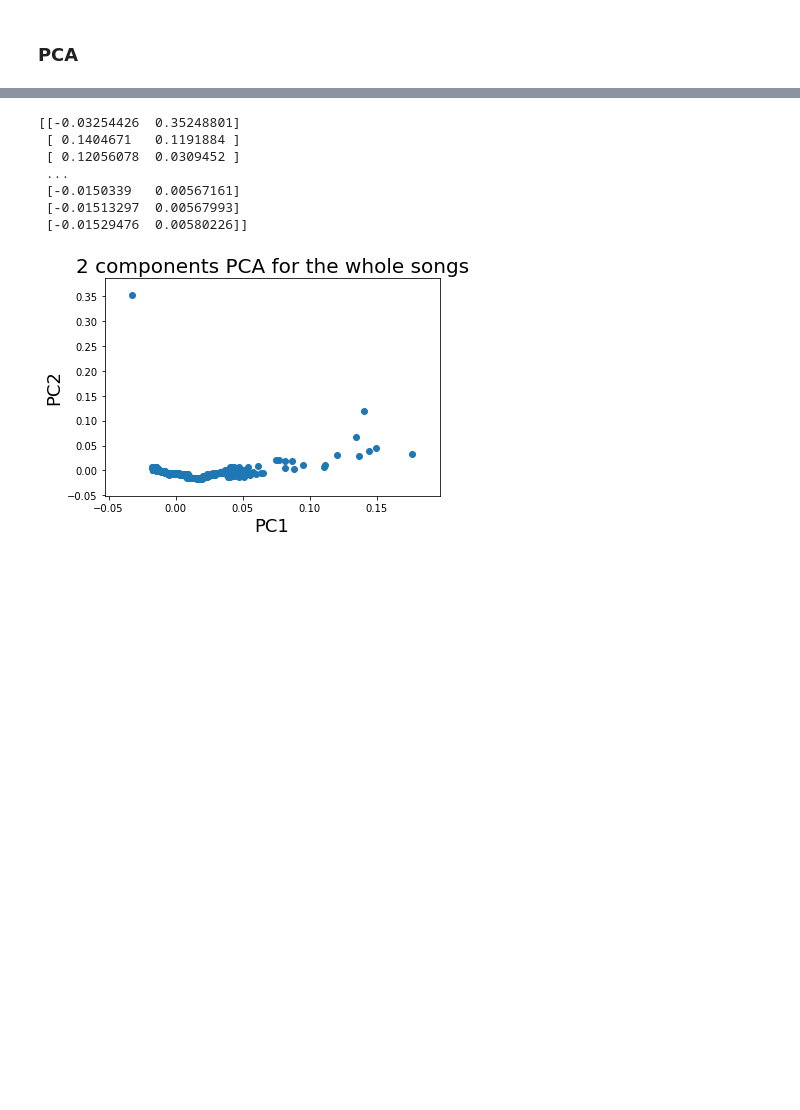
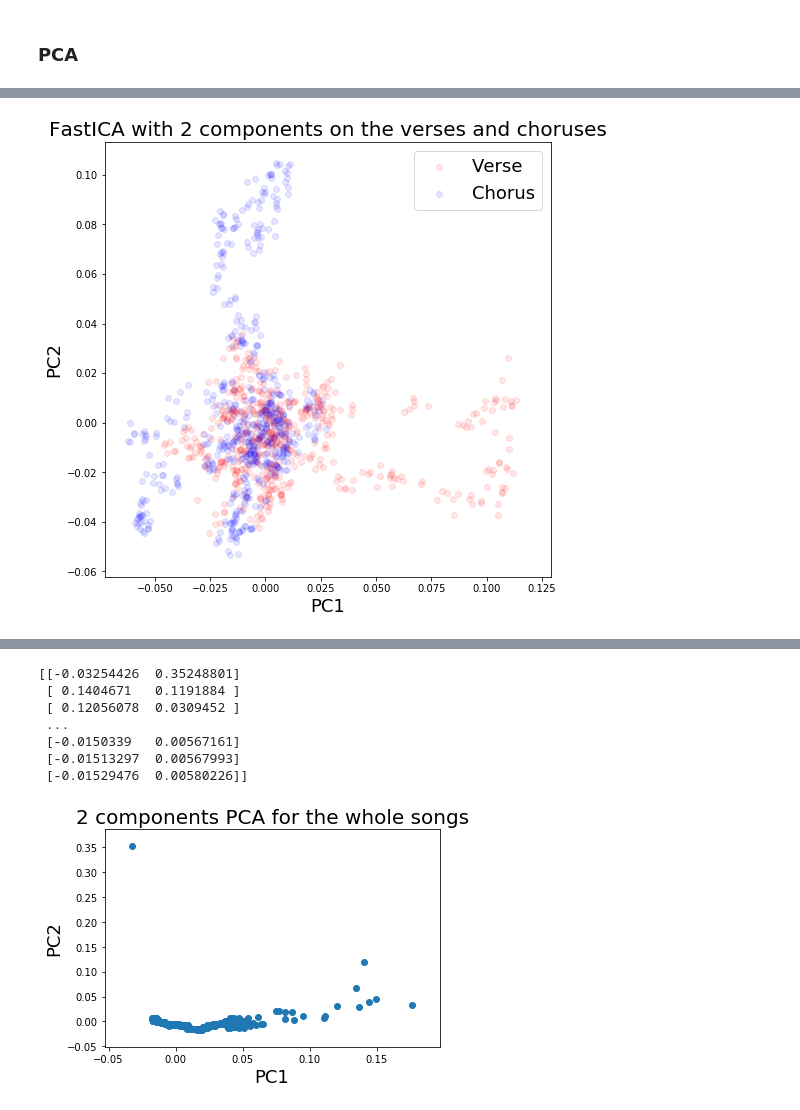
Before and after one commit to GiacomoAlliata/DigitalMusicologyProject, a Jupyter notebook: data_preprocessing.ipynb, the cells around one changed output, grey strips where cells are left out. Saved outputs shown, nothing was run; the diff lists cells and outputs as text; code cells hidden in the pictures; blank space fills up the shorter version.

```diff
--- a/data_preprocessing.ipynb
+++ b/data_preprocessing.ipynb
@@ -1165,0 +1400,4 @@ from sklearn.decomposition import PCA
+# %%
+fastICA_results_rel = FastICA_visualization(df_bow_verse_rel, df_bow_chorus_rel, vocab_relative)
+# %% [output]
+[figure, added]
```
Also changed, not shown: parts of 55 cells of this notebook.
